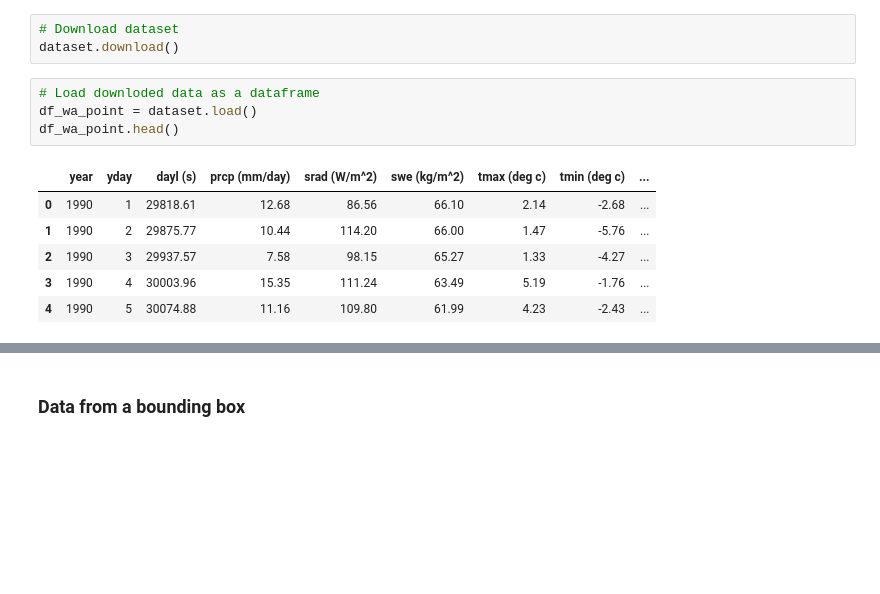
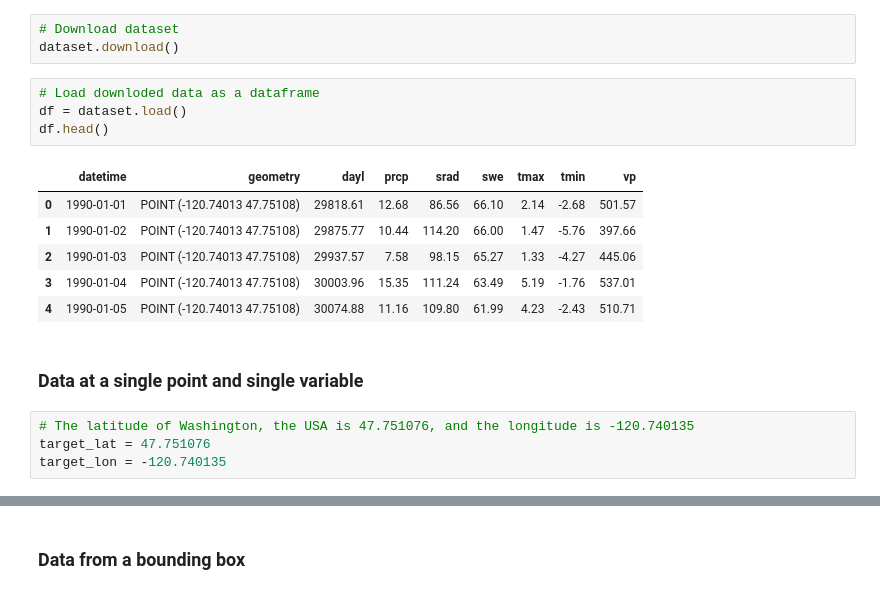
Before and after one commit to phenology/springtime, a Jupyter notebook: docs/notebooks/datasets_daymet.ipynb, the cells around one changed output, grey strips where cells are left out. Drawn from its saved outputs; the diff is of its cells as text; blank space fills up the shorter version.

Commit message:
Add variables selection to DaymetSinglePoint and DaymetMultiplePoints (#126)

```diff
--- a/docs/notebooks/datasets_daymet.ipynb
+++ b/docs/notebooks/datasets_daymet.ipynb
@@ -17,14 +17,20 @@ DaymetSinglePoint(dataset='daymet_single_point', point=(-120.740135, 47.751076),
 # %%
 # Download dataset
 dataset.download()
-# %%
-# Load downloded data as a dataframe
-df_wa_point = dataset.load()
-df_wa_point.head()
-# %% [output]
-|  | year | yday | dayl (s) | prcp (mm/day) | srad (W/m^2) | swe (kg/m^2) | tmax (deg c) | tmin (deg c) | ... |
-| 0 | 1990 | 1 | 29818.61 | 12.68 | 86.56 | 66.10 | 2.14 | -2.68 | ... |
-| 1 | 1990 | 2 | 29875.77 | 10.44 | 114.20 | 66.00 | 1.47 | -5.76 | ... |
-| 2 | 1990 | 3 | 29937.57 | 7.58 | 98.15 | 65.27 | 1.33 | -4.27 | ... |
-| 3 | 1990 | 4 | 30003.96 | 15.35 | 111.24 | 63.49 | 5.19 | -1.76 | ... |
-| 4 | 1990 | 5 | 30074.88 | 11.16 | 109.80 | 61.99 | 4.23 | -2.43 | ... |
+# %%
+# Load downloded data as a dataframe
+df = dataset.load()
+df.head()
+# %% [output]
+|  | datetime | geometry | dayl | prcp | srad | swe | tmax | tmin | vp |
+| 0 | 1990-01-01 | POINT (-120.74013 47.75108) | 29818.61 | 12.68 | 86.56 | 66.10 | 2.14 | -2.68 | 501.57 |
+| 1 | 1990-01-02 | POINT (-120.74013 47.75108) | 29875.77 | 10.44 | 114.20 | 66.00 | 1.47 | -5.76 | 397.66 |
+| 2 | 1990-01-03 | POINT (-120.74013 47.75108) | 29937.57 | 7.58 | 98.15 | 65.27 | 1.33 | -4.27 | 445.06 |
+| 3 | 1990-01-04 | POINT (-120.74013 47.75108) | 30003.96 | 15.35 | 111.24 | 63.49 | 5.19 | -1.76 | 537.01 |
+| 4 | 1990-01-05 | POINT (-120.74013 47.75108) | 30074.88 | 11.16 | 109.80 | 61.99 | 4.23 | -2.43 | 510.71 |
+# %% [markdown]
+### Data at a single point and single variable
+# %%
+# The latitude of Washington, the USA is 47.751076, and the longitude is -120.740135
+target_lat = 47.751076
+target_lon = -120.740135
```
Also changed, not shown: parts of 4 cells of this notebook, 1 other file.
